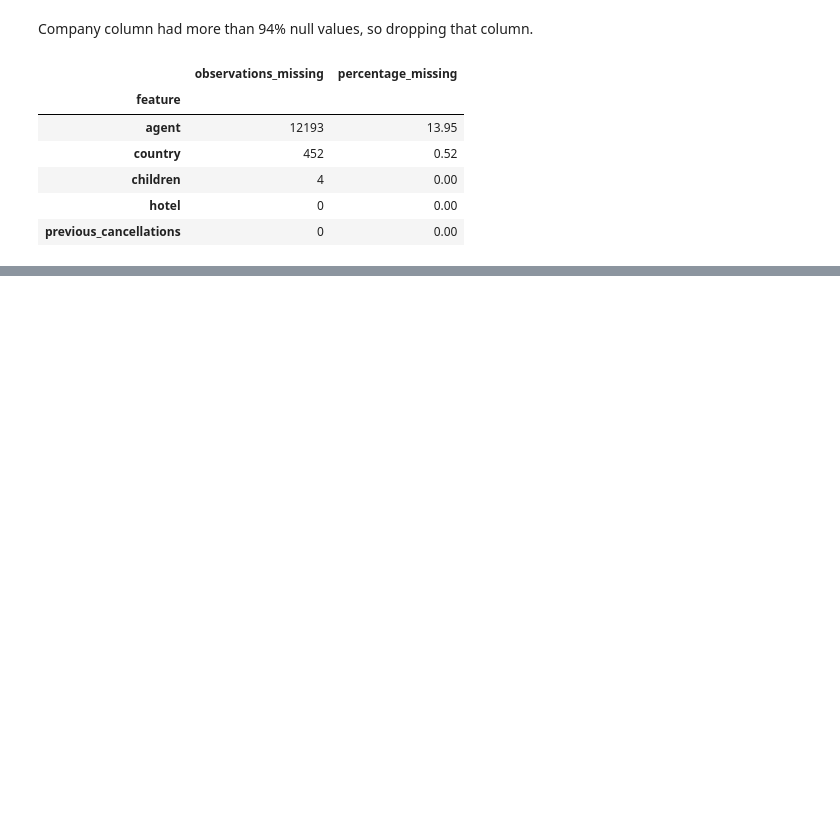
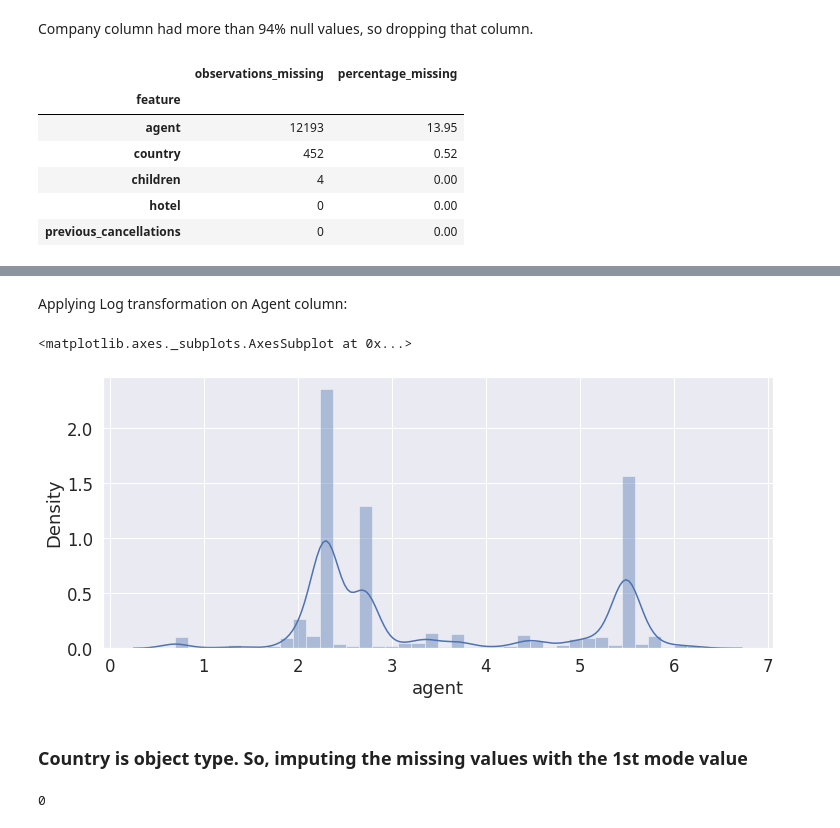
Before and after one commit to RanojoyBiswas/Hotel-Booking-Analysis-EDA-, a Jupyter notebook: Hotel_Booking_Analysis.ipynb, the cells around one changed output, grey strips where cells are left out. Saved outputs shown, nothing was run; the diff lists cells and outputs as text; code cells hidden in the pictures; blank space fills up the shorter version.

```diff
--- a/Hotel_Booking_Analysis.ipynb
+++ b/Hotel_Booking_Analysis.ipynb
@@ -244,0 +290,10 @@ missing.sort_values('observations_missing', ascending = False).head(5)
+# %% [markdown]
+Applying Log transformation on Agent column:
+# %%
+plt.figure(figsize = (12,5))
+sns.distplot(np.log1p(df['agent']),color="b")
+# %% [output]
+<matplotlib.axes._subplots.AxesSubplot at 0x...>
+[figure, added]
+# %% [markdown]
+### Country is object type. So, imputing the missing values with the 1st mode value
@@ -244,0 +302,4 @@ missing.sort_values('observations_missing', ascending = False).head(5)
+# %%
+df['country'].isnull().sum()
+# %% [output]
+0
```
Also changed, not shown: parts of 24 cells of this notebook.
